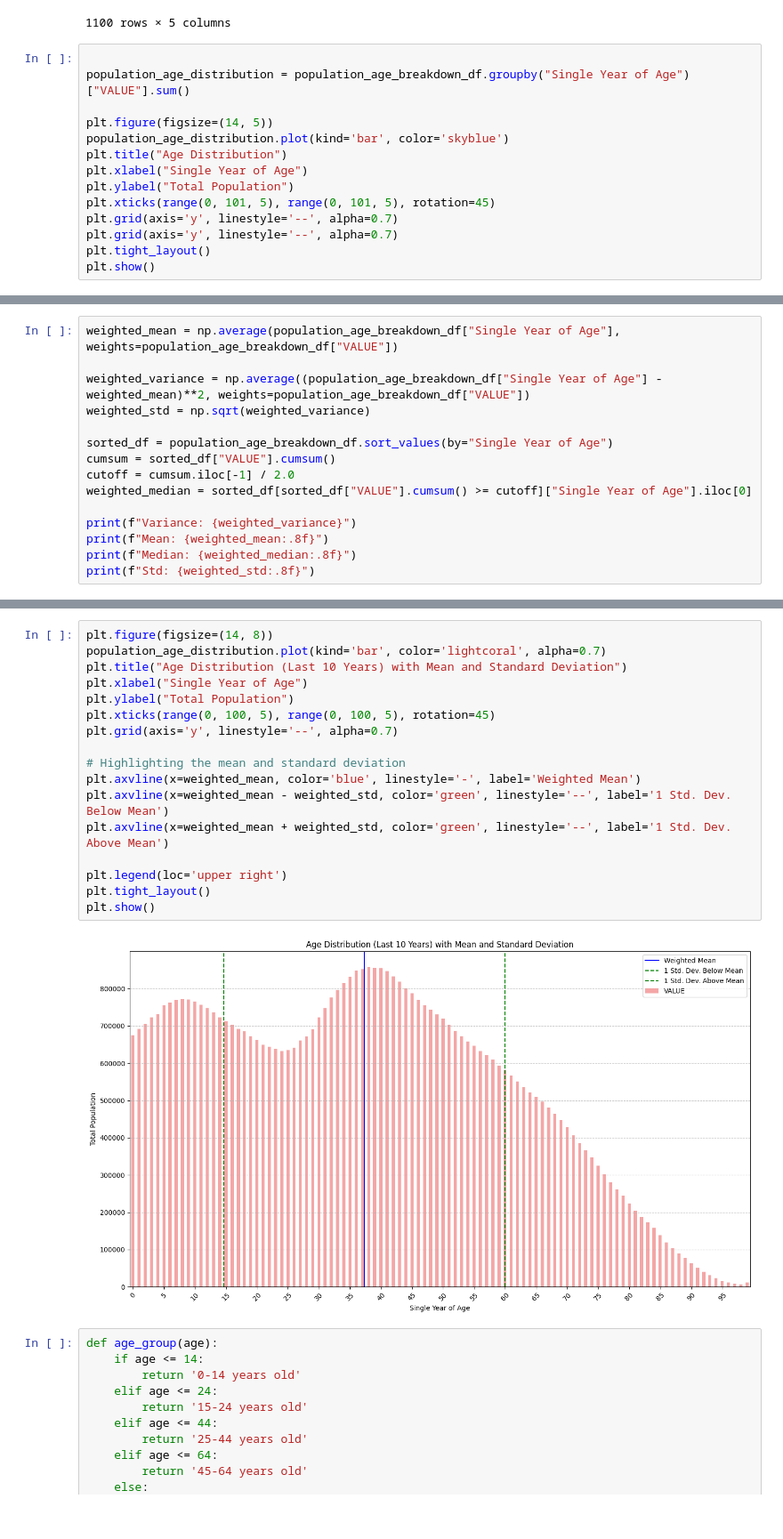
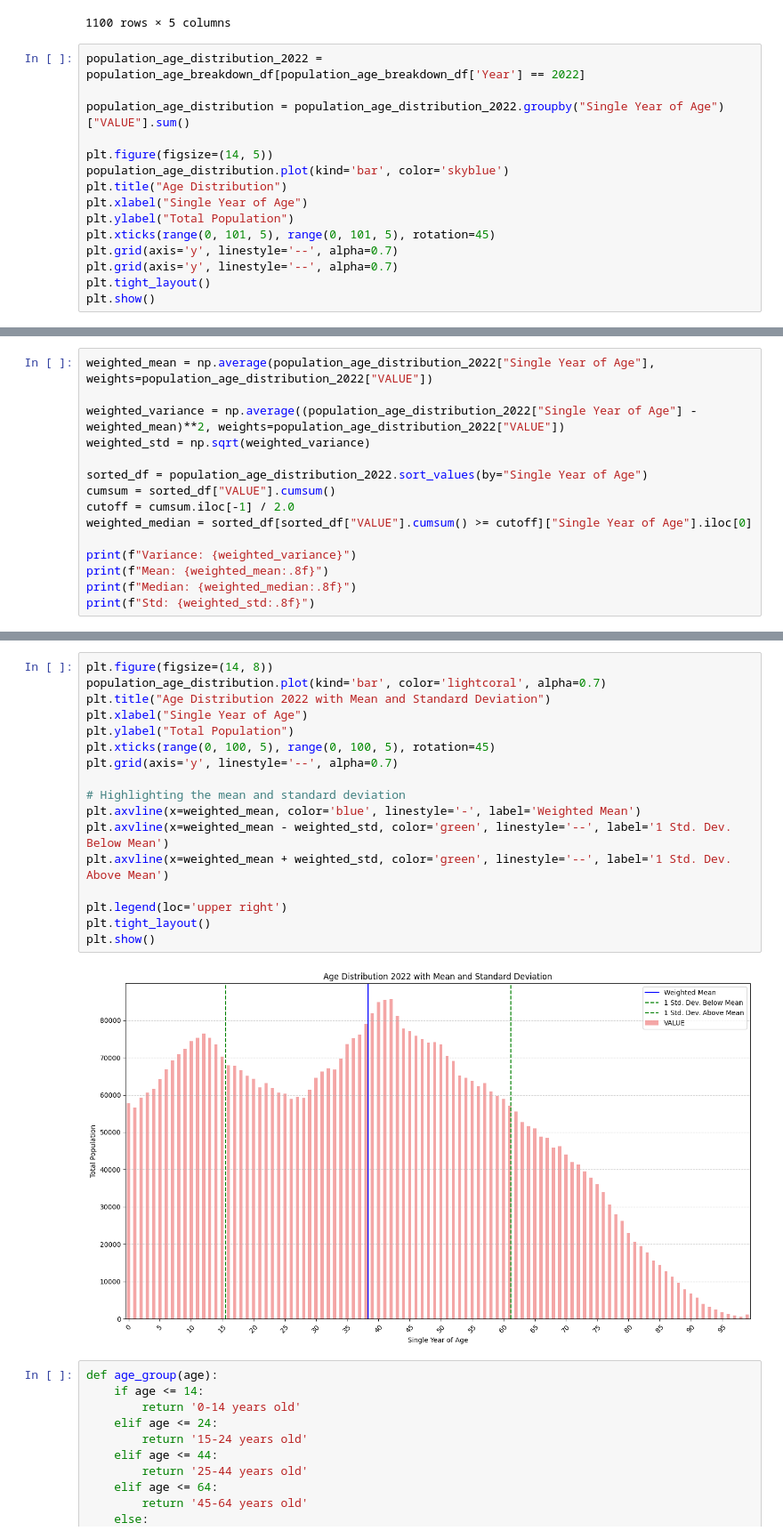
Before and after one commit to Ivkoto/DataAnalyticsMachineLearning, a Jupyter notebook: Data_Preparation/CA1_V6_2_refactored.ipynb, the cells around one changed output, grey strips where cells are left out. Shown at 89% size. Drawn from its saved outputs; the diff is of its cells as text.

Commit message:
one more example of binomial added, fixed age distribution

```diff
--- a/Data_Preparation/CA1_V6_2_refactored.ipynb
+++ b/Data_Preparation/CA1_V6_2_refactored.ipynb
@@ -99,8 +84,9 @@ population_age_breakdown_df
 | 8481 | 2023 | 646 | 99 | Number | 1600 |
 1100 rows × 5 columns
 # %%
+population_age_distribution_2022 = population_age_breakdown_df[population_age_breakdown_df['Year'] == 2022]
 
-population_age_distribution = population_age_breakdown_df.groupby("Single Year of Age")["VALUE"].sum()
+population_age_distribution = population_age_distribution_2022.groupby("Single Year of Age")["VALUE"].sum()
 
 plt.figure(figsize=(14, 5))
 population_age_distribution.plot(kind='bar', color='skyblue')
@@ -117,10 +107,10 @@ plt.show()
 # %%
-weighted_mean = np.average(population_age_breakdown_df["Single Year of Age"], weights=population_age_breakdown_df["VALUE"])
+weighted_mean = np.average(population_age_distribution_2022["Single Year of Age"], weights=population_age_distribution_2022["VALUE"])
 
-weighted_variance = np.average((population_age_breakdown_df["Single Year of Age"] - weighted_mean)**2, weights=population_age_breakdown_df["VALUE"])
+weighted_variance = np.average((population_age_distribution_2022["Single Year of Age"] - weighted_mean)**2, weights=population_age_distribution_2022["VALUE"])
 weighted_std = np.sqrt(weighted_variance)
 
-sorted_df = population_age_breakdown_df.sort_values(by="Single Year of Age")
+sorted_df = population_age_distribution_2022.sort_values(by="Single Year of Age")
 cumsum = sorted_df["VALUE"].cumsum()
 cutoff = cumsum.iloc[-1] / 2.0
 weighted_median = sorted_df[sorted_df["VALUE"].cumsum() >= cutoff]["Single Year of Age"].iloc[0]
@@ -137,22 +129,22 @@ Std: 22.67459320
 # %%
 plt.figure(figsize=(14, 8))
 population_age_distribution.plot(kind='bar', color='lightcoral', alpha=0.7)
-plt.title("Age Distribution (Last 10 Years) with Mean and Standard Deviation")
+plt.title("Age Distribution 2022 with Mean and Standard Deviation")
 plt.xlabel("Single Year of Age")
 plt.ylabel("Total Population")
 plt.xticks(range(0, 100, 5), range(0, 100, 5), rotation=45)
 plt.grid(axis='y', linestyle='--', alpha=0.7)
 
 # Highlighting the mean and standard deviation
 plt.axvline(x=weighted_mean, color='blue', linestyle='-', label='Weighted Mean')
 plt.axvline(x=weighted_mean - weighted_std, color='green', linestyle='--', label='1 Std. Dev. Below Mean')
 plt.axvline(x=weighted_mean + weighted_std, color='green', linestyle='--', label='1 Std. Dev. Above Mean')
 
 plt.legend(loc='upper right')
 plt.tight_layout()
 plt.show()
 # %% [output]
-[figure, old version]
+[figure, new version]
 # %%
 def age_group(age):
     if age <= 14:
```
Also changed, not shown: parts of 11 cells of this notebook.
